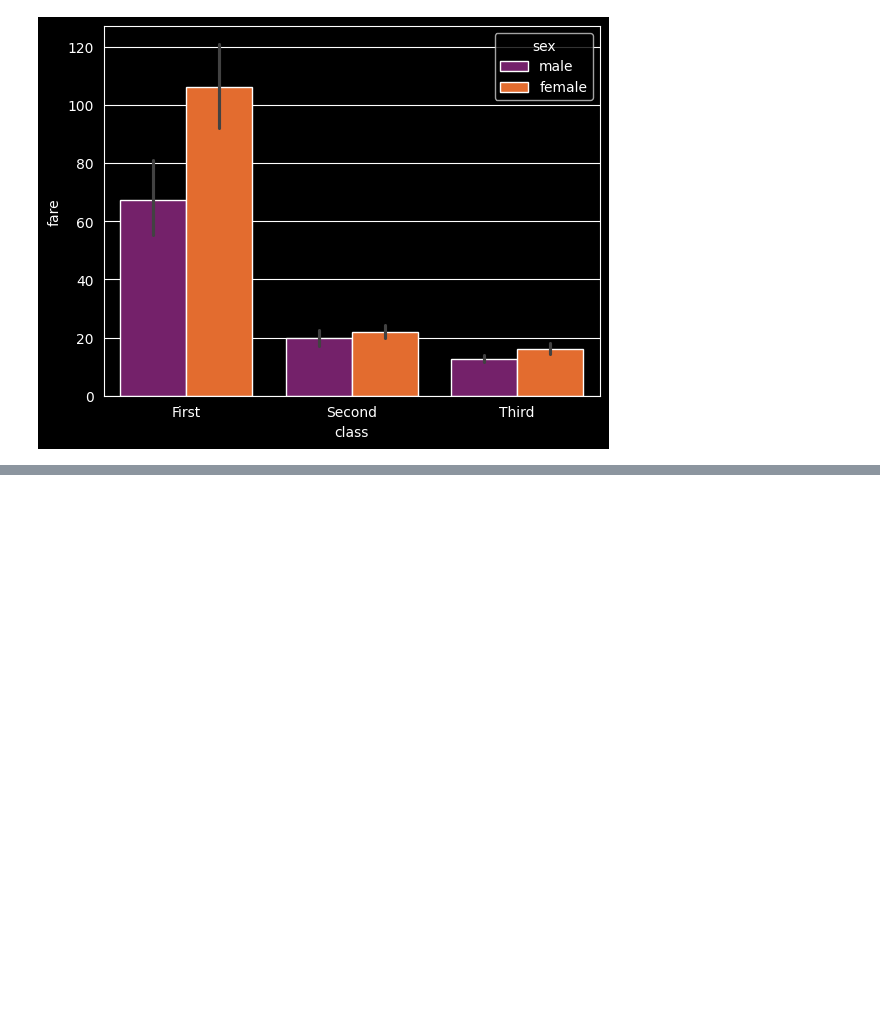
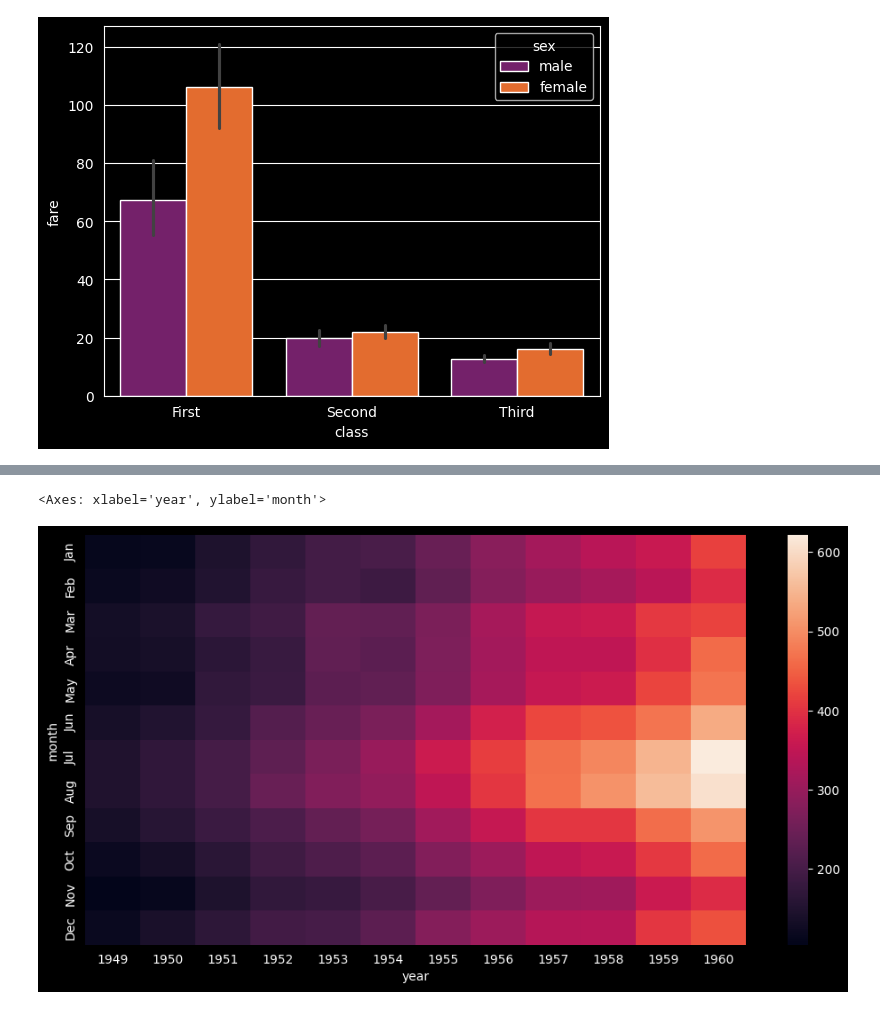
Before and after one commit to fazlialtunn/learning-seaborn, a Jupyter notebook: learning_seaborn.ipynb, the cells around one changed output, grey strips where cells are left out. Cells and saved outputs as stored; diff of their text form; code cells hidden in the pictures; blank space fills up the shorter version.

Commit message:
Heatmap

```diff
--- a/learning_seaborn.ipynb
+++ b/learning_seaborn.ipynb
@@ -343,0 +346,3 @@ sns.barplot(x = 'class' , y = 'fare' , data = titanic_df ,
+# %%
+flight_df = sns.load_dataset('flights')
+flight_df.head()
@@ -343,0 +356,3 @@ sns.barplot(x = 'class' , y = 'fare' , data = titanic_df ,
+# %%
+flight_df = flight_df.pivot(index="month", columns="year", values="passengers")
+flight_df.head()
@@ -343,0 +367,7 @@ sns.barplot(x = 'class' , y = 'fare' , data = titanic_df ,
+# %%
+plt.figure(figsize=(12,6))
+ax = sns.heatmap(flight_df)
+ax
+# %% [output]
+<Axes: xlabel='year', ylabel='month'>
+[figure, added]
```
Also changed, not shown: parts of 10 cells of this notebook.
